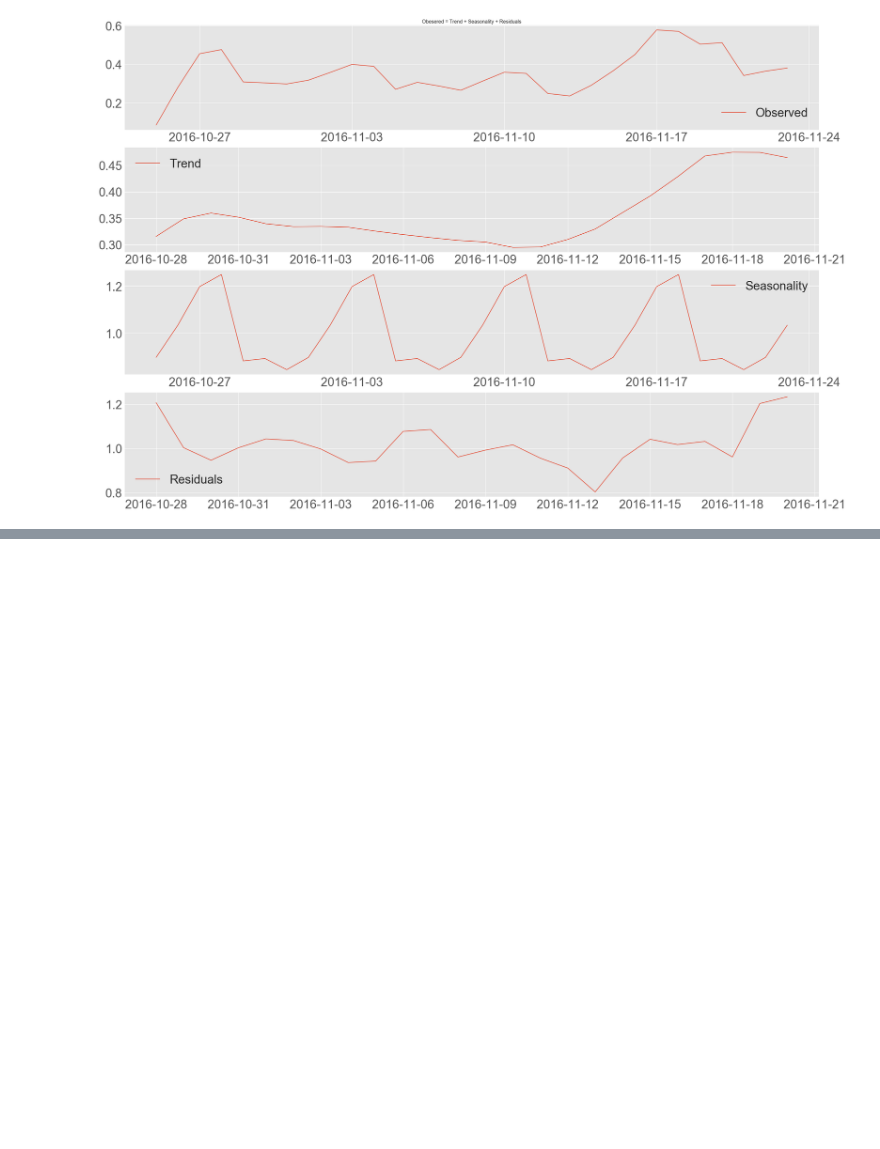
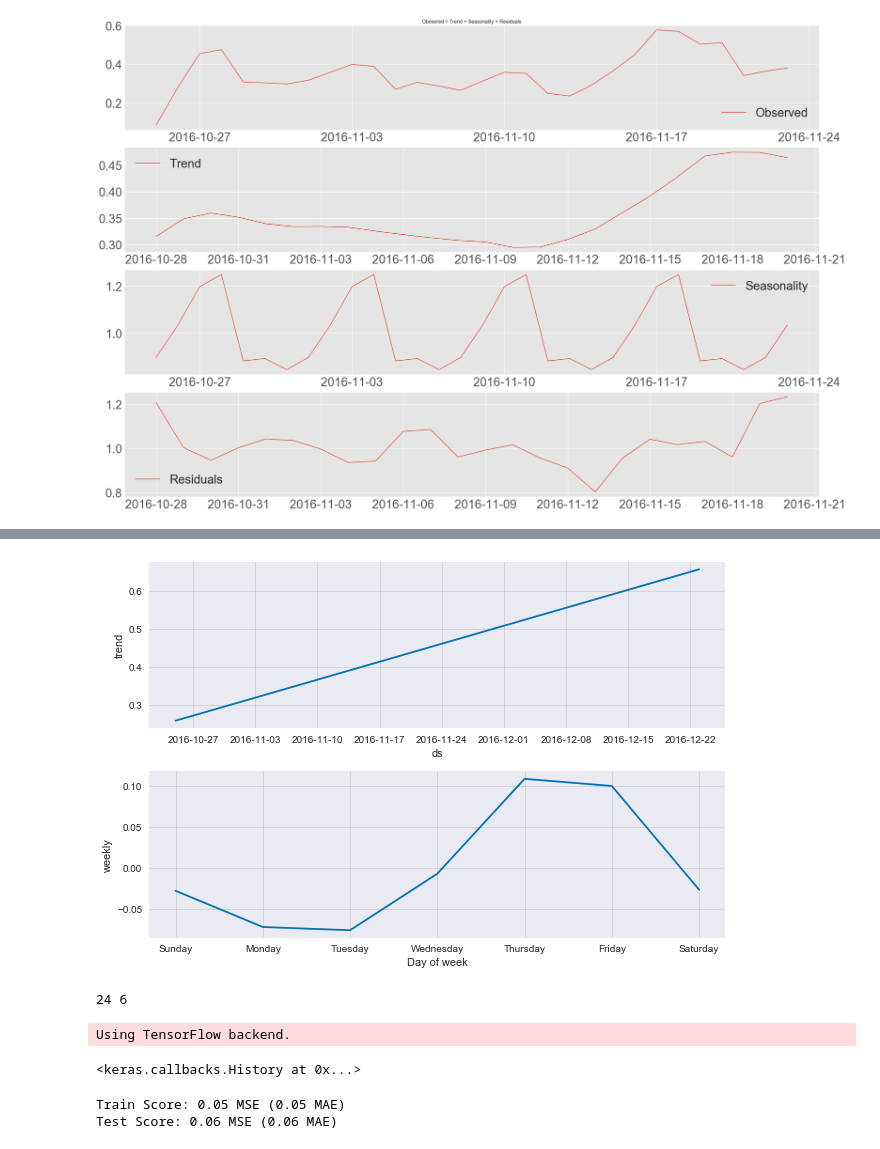
Before and after one commit to mohamadnabikhani/finalproject, a Jupyter notebook: Untitled4.ipynb, the cells around one changed output, grey strips where cells are left out. Saved outputs shown, nothing was run; the diff lists cells and outputs as text; code cells hidden in the pictures; blank space fills up the shorter version.

```diff
--- a/Untitled4.ipynb
+++ b/Untitled4.ipynb
@@ -470,0 +456,13 @@ ModuleNotFoundError: No module named 'fbprophet'
+# %%
+m.plot_components(forecast);
+# %% [output]
+[figure, added]
+# %%
+df_dl = times_series_means[['date','Visits']]
+
+train_size = int(len(df_dl) * 0.80)
+test_size = len(df_dl) - train_size
+train, test = df_dl.iloc[0:train_size,:], df_dl.iloc[train_size:len(df_dl),:]
+print(len(train), len(test))
+# %% [output]
+24 6
@@ -470,0 +483,23 @@ ModuleNotFoundError: No module named 'fbprophet'
+# %%
+from keras.models import Sequential
+from keras.layers import Dense
+
+trainX, trainY = create_dataset(train, look_back)
+testX, testY = create_dataset(test, look_back)
+
+model = Sequential()
+model.add(Dense(8, input_dim=look_back, activation='relu'))
+model.add(Dense(1))
+model.compile(loss='mean_absolute_error', optimizer='adam')
+model.fit(trainX, trainY, epochs=150, batch_size=2, verbose=0)
+# %% [output]
+Using TensorFlow backend.
+<keras.callbacks.History at 0x...>
+# %%
+trainScore = model.evaluate(trainX, trainY, verbose=0)
+print('Train Score: %.2f MSE (%.2f MAE)' % (trainScore, trainScore))
+testScore = model.evaluate(testX, testY, verbose=0)
+print('Test Score: %.2f MSE (%.2f MAE)' % (testScore, testScore))
+# %% [output]
+Train Score: 0.05 MSE (0.05 MAE)
+Test Score: 0.06 MSE (0.06 MAE)
```
Also changed, not shown: parts of 5 cells of this notebook.
